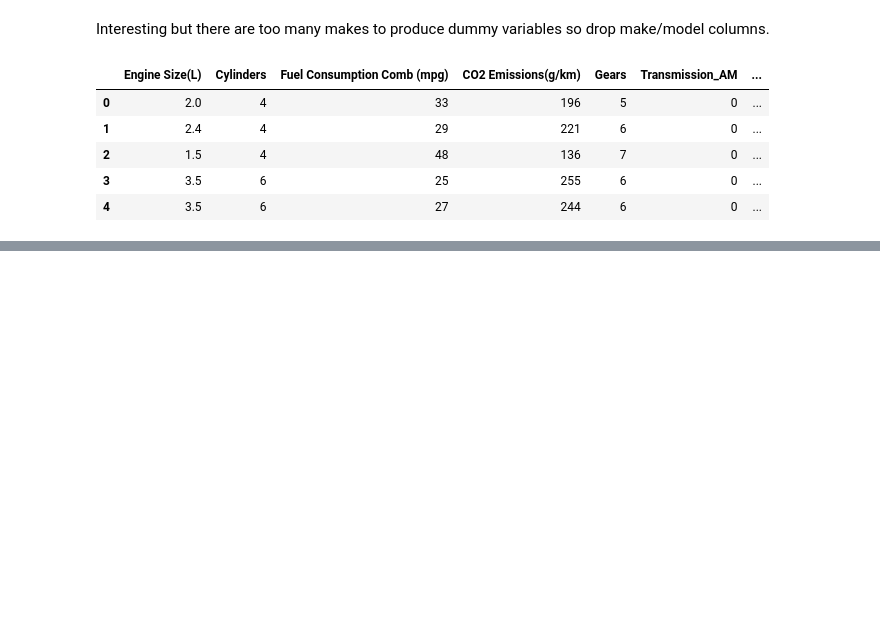
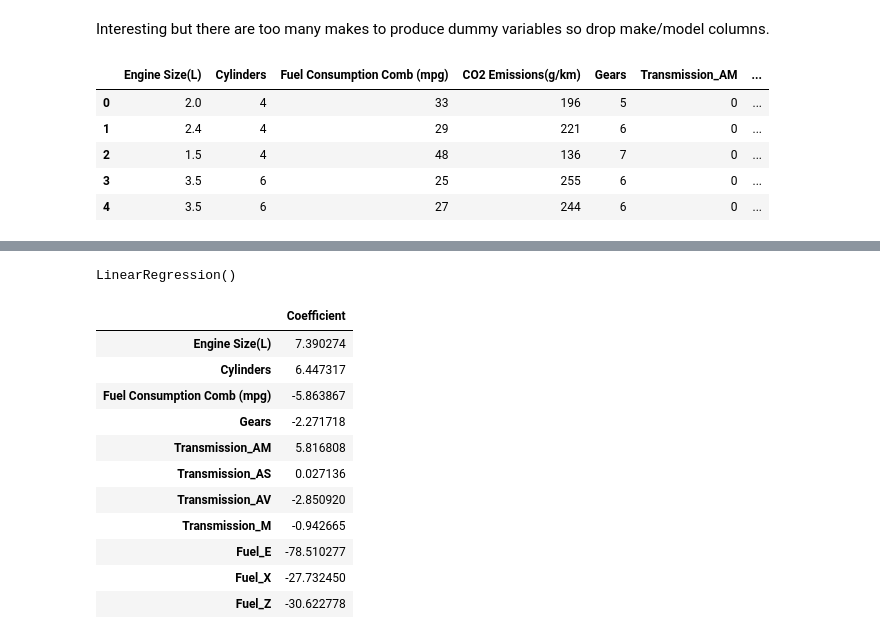
Before and after one commit to tbache/CO2_emissions_regression, a Jupyter notebook: CO2_emissions_regression.ipynb, the cells around one changed output, grey strips where cells are left out. Cells and saved outputs as stored; diff of their text form; code cells hidden in the pictures; blank space fills up the shorter version.

```diff
--- a/CO2_emissions_regression.ipynb
+++ b/CO2_emissions_regression.ipynb
@@ -507,0 +523,3 @@ emissions.head()
+# %%
+X = emissions.drop('CO2 Emissions(g/km)', axis=1)
+y = emissions['CO2 Emissions(g/km)']
@@ -507,0 +530,20 @@ emissions.head()
+# %%
+lm.fit(X_train,y_train)
+# %% [output]
+LinearRegression()
+# %%
+coeff_df = pd.DataFrame(lm.coef_, X.columns, columns=['Coefficient'])
+coeff_df
+# %% [output]
+|  | Coefficient |
+| Engine Size(L) | 7.390274 |
+| Cylinders | 6.447317 |
+| Fuel Consumption Comb (mpg) | -5.863867 |
+| Gears | -2.271718 |
+| Transmission_AM | 5.816808 |
+| Transmission_AS | 0.027136 |
+| Transmission_AV | -2.850920 |
+| Transmission_M | -0.942665 |
+| Fuel_E | -78.510277 |
+| Fuel_X | -27.732450 |
+| Fuel_Z | -30.622778 |
```
Also changed, not shown: parts of 19 cells of this notebook.
